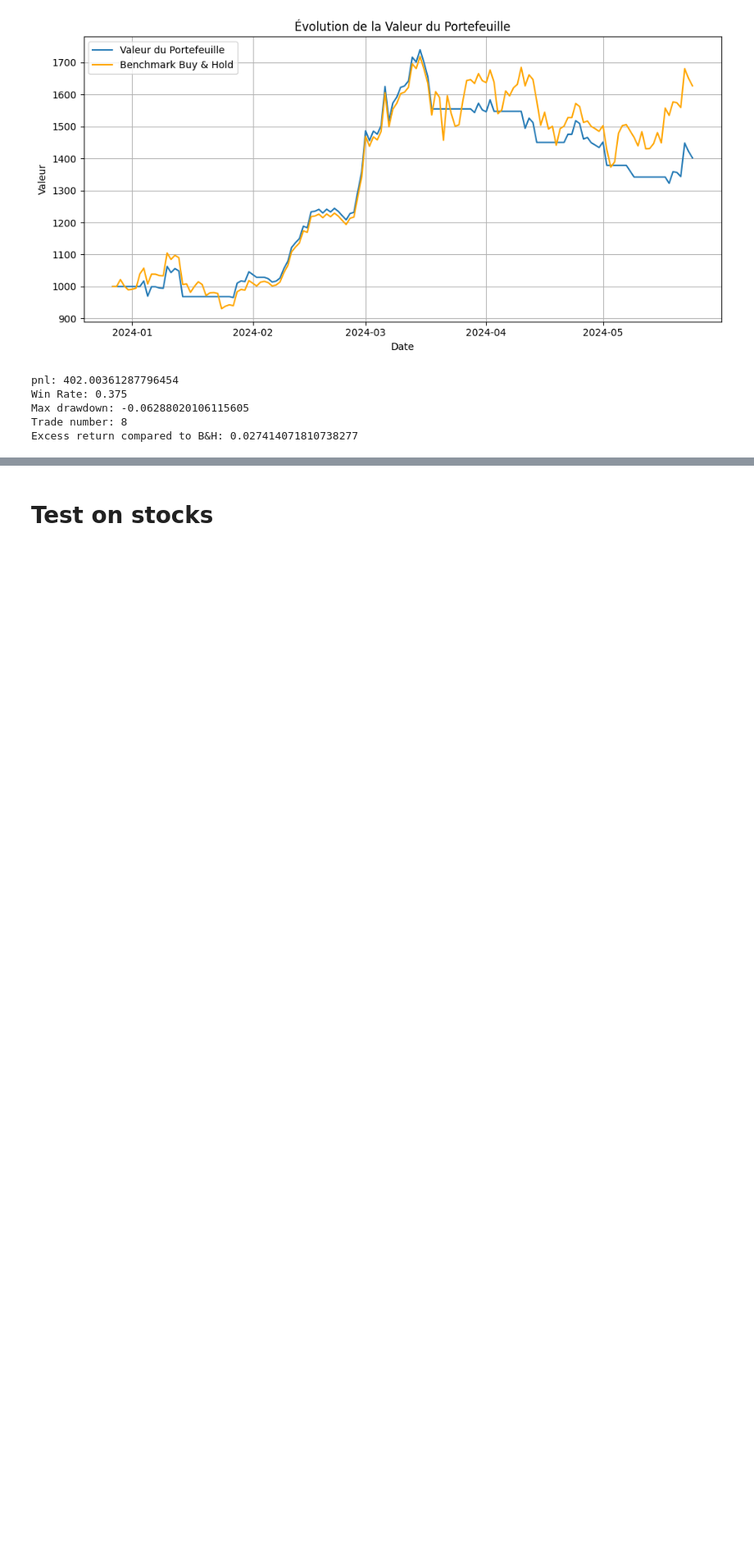
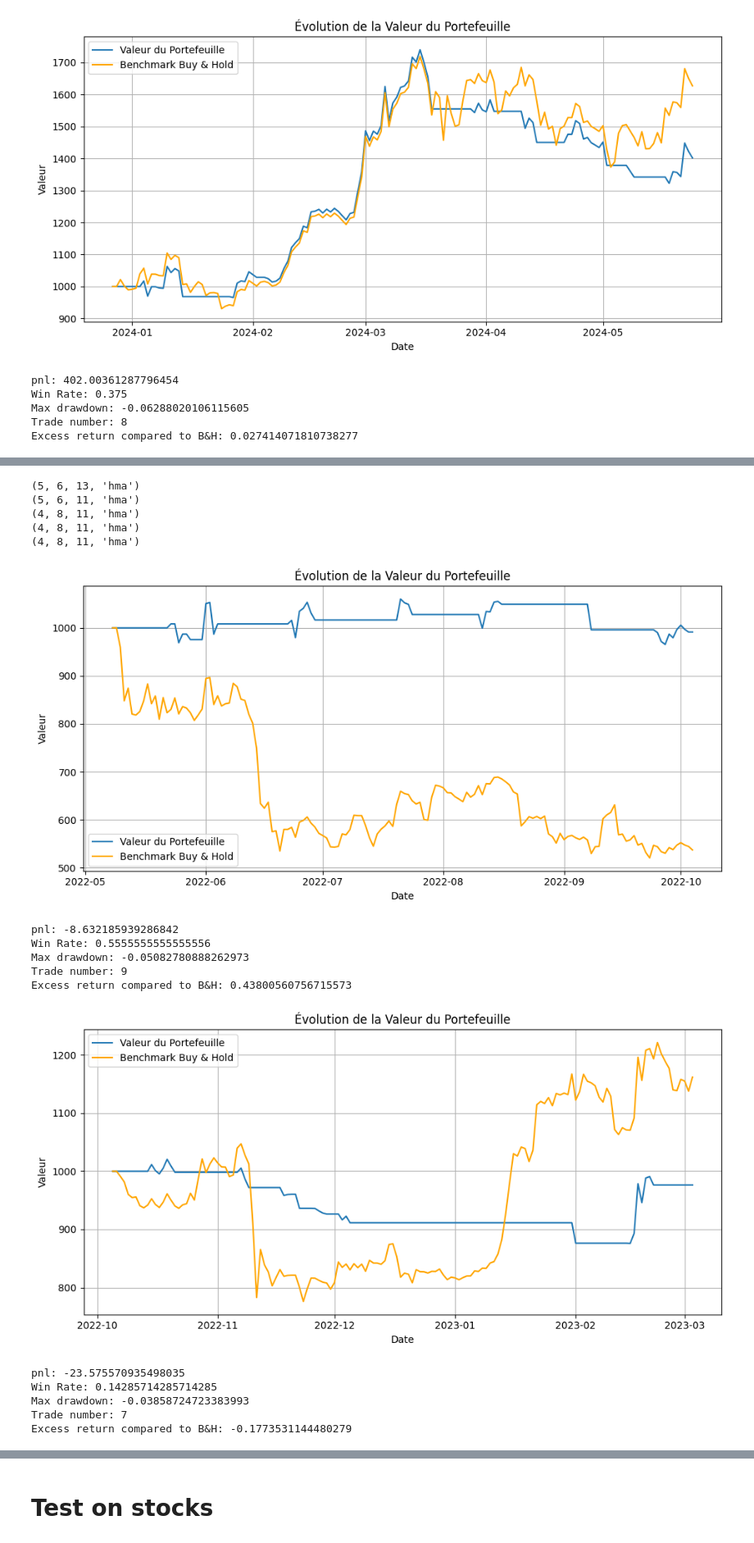
Before and after one commit to Romathonat/MTAL, a Jupyter notebook: notebooks/backtest.ipynb, the cells around one changed output, grey strips where cells are left out. Shown at 82% size. Cells and saved outputs as stored; diff of their text form; code cells hidden in the pictures; blank space fills up the shorter version.

```diff
--- a/notebooks/backtest.ipynb
+++ b/notebooks/backtest.ipynb
@@ -244,0 +303,39 @@ Excess return compared to B&H: 0.027414071810738277
+# %%
+from src.mtal.backtesting.walk_forward import WalkForward
+from src.mtal.backtesting.three_ma import ThreeMA
+
+from src.mtal.data_collect import get_pair_df
+from src.mtal.data_collect import get_spot_pairs
+from src.mtal.dataviz import display_strategy_results
+
+cryptos = get_spot_pairs()
+df = get_pair_df(pair="BTCUSDT", limit=900, frequency="1d")
+ranges = {
+        "short_ma": range(1, 6),
+        "mid_ma": range(6, 10),
+        "long_ma": range(10, 40),
+        "ma_type": ["hma"],
+}
+
+results = WalkForward(df, ThreeMA, ranges).run()
+
+for df, result in results:
+    display_strategy_results(df, result)
+# %% [output]
+(5, 6, 13, 'hma')
+(5, 6, 11, 'hma')
+(4, 8, 11, 'hma')
+(4, 8, 11, 'hma')
+(4, 8, 11, 'hma')
+[figure, added]
+pnl: -8.632185939286842
+Win Rate: 0.5555555555555556
+Max drawdown: -0.05082780888262973
+Trade number: 9
+Excess return compared to B&H: 0.43800560756715573
+[figure, added]
+pnl: -23.575570935498035
+Win Rate: 0.14285714285714285
+Max drawdown: -0.03858724723383993
+Trade number: 7
+Excess return compared to B&H: -0.1773531144480279
```
Also changed, not shown: parts of 4 cells of this notebook, 1 other file.
